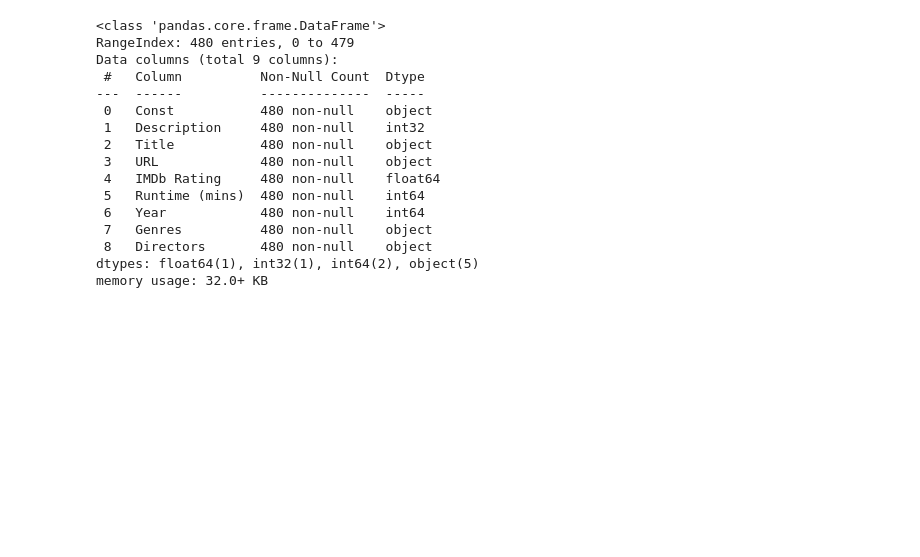
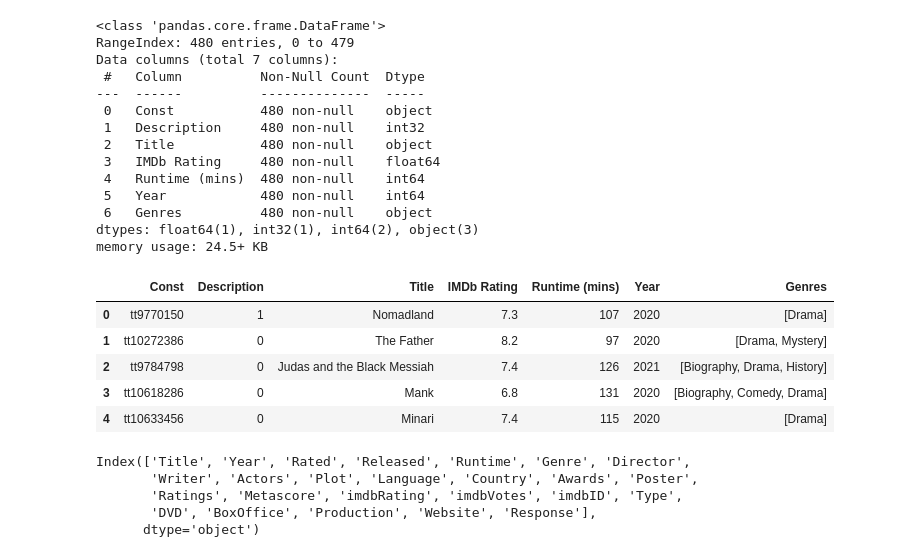
Before and after one commit to gupaulasan/portfolio, a Jupyter notebook: Oscar Winner Prediciton/oscars.ipynb, the cells around one changed output. Saved outputs shown, nothing was run; the diff lists cells and outputs as text; code cells hidden in the pictures; blank space fills up the shorter version.

Commit message:
Update oscars.ipynb
Finished the data aquisition and cleaning

```diff
--- a/Oscar Winner Prediciton/oscars.ipynb
+++ b/Oscar Winner Prediciton/oscars.ipynb
@@ -41,7 +44,18 @@ imdb_nominees.head()
 | 3 | 4 | tt10618286 | 2021-07-23 | 2021-07-23 | NaN | Mank | https://www.imdb.com/title/tt1061... | movie | 6.8 | ... |
 | 4 | 5 | tt10633456 | 2021-07-23 | 2021-07-23 | NaN | Minari | https://www.imdb.com/title/tt1063... | movie | 7.4 | ... |
 # %%
-imdb_df = imdb_nominees.drop(['Position', 'Created', 'Modified', 'Title Type','Num Votes', 'Release Date'], axis=1)
+try:
+    imdb_df = imdb_nominees.drop(['Position',
+                              'Created',
+                              'Modified',
+                              'Title Type',
+                              'Num Votes',
+                              'Release Date',
+                              'URL',
+                              'Directors'
+                              ], axis=1)
+except:
+    pass
 # %%
 # Change winners description value to 1 and nominees to 0
 imdb_df.Description = imdb_df.Description.notnull().astype('int')
@@ -51,20 +65,27 @@ imdb_df.info()
 # %% [output]
 <class 'pandas.core.frame.DataFrame'>
 RangeIndex: 480 entries, 0 to 479
-Data columns (total 9 columns):
+Data columns (total 7 columns):
  #   Column          Non-Null Count  Dtype
 ---  ------          --------------  -----
  0   Const           480 non-null    object
  1   Description     480 non-null    int32
  2   Title           480 non-null    object
- 3   URL             480 non-null    object
- 4   IMDb Rating     480 non-null    float64
- 5   Runtime (mins)  480 non-null    int64
- 6   Year            480 non-null    int64
- 7   Genres          480 non-null    object
- 8   Directors       480 non-null    object
-dtypes: float64(1), int32(1), int64(2), object(5)
-memory usage: 32.0+ KB
+ 3   IMDb Rating     480 non-null    float64
+ 4   Runtime (mins)  480 non-null    int64
+ 5   Year            480 non-null    int64
+ 6   Genres          480 non-null    object
+dtypes: float64(1), int32(1), int64(2), object(3)
+memory usage: 24.5+ KB
 # %%
 #Changes the string in Genres to a list of genres
 imdb_df['Genres'] = imdb_df['Genres'].str.split(',')
+# %%
+imdb_df.head()
+# %% [output]
+|  | Const | Description | Title | IMDb Rating | Runtime (mins) | Year | Genres |
+| 0 | tt9770150 | 1 | Nomadland | 7.3 | 107 | 2020 | [Drama] |
+| 1 | tt10272386 | 0 | The Father | 8.2 | 97 | 2020 | [Drama, Mystery] |
+| 2 | tt9784798 | 0 | Judas and the Black Messiah | 7.4 | 126 | 2021 | [Biography, Drama, History] |
+| 3 | tt10618286 | 0 | Mank | 6.8 | 131 | 2020 | [Biography, Comedy, Drama] |
+| 4 | tt10633456 | 0 | Minari | 7.4 | 115 | 2020 | [Drama] |
@@ -70,0 +103,10 @@ imdb_df['Genres'] = imdb_df['Genres'].str.split(',')
+# %%
+#Create df based on the data obtained
+omdb_df = pd.DataFrame(movies)
+omdb_df.columns
+# %% [output]
+Index(['Title', 'Year', 'Rated', 'Released', 'Runtime', 'Genre', 'Director',
+       'Writer', 'Actors', 'Plot', 'Language', 'Country', 'Awards', 'Poster',
+       'Ratings', 'Metascore', 'imdbRating', 'imdbVotes', 'imdbID', 'Type',
+       'DVD', 'BoxOffice', 'Production', 'Website', 'Response'],
+      dtype='object')
```
Also changed, not shown: parts of 10 cells of this notebook.
